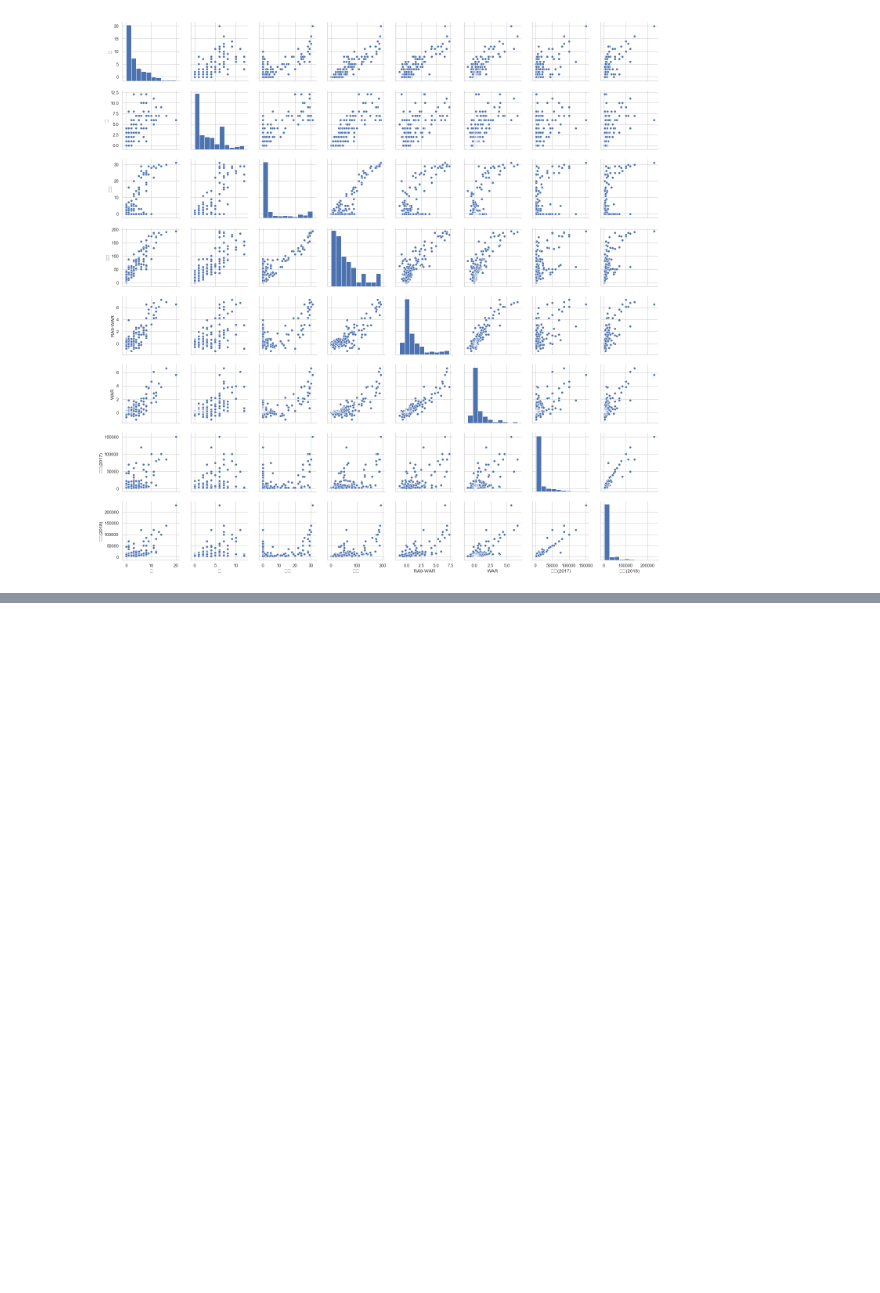
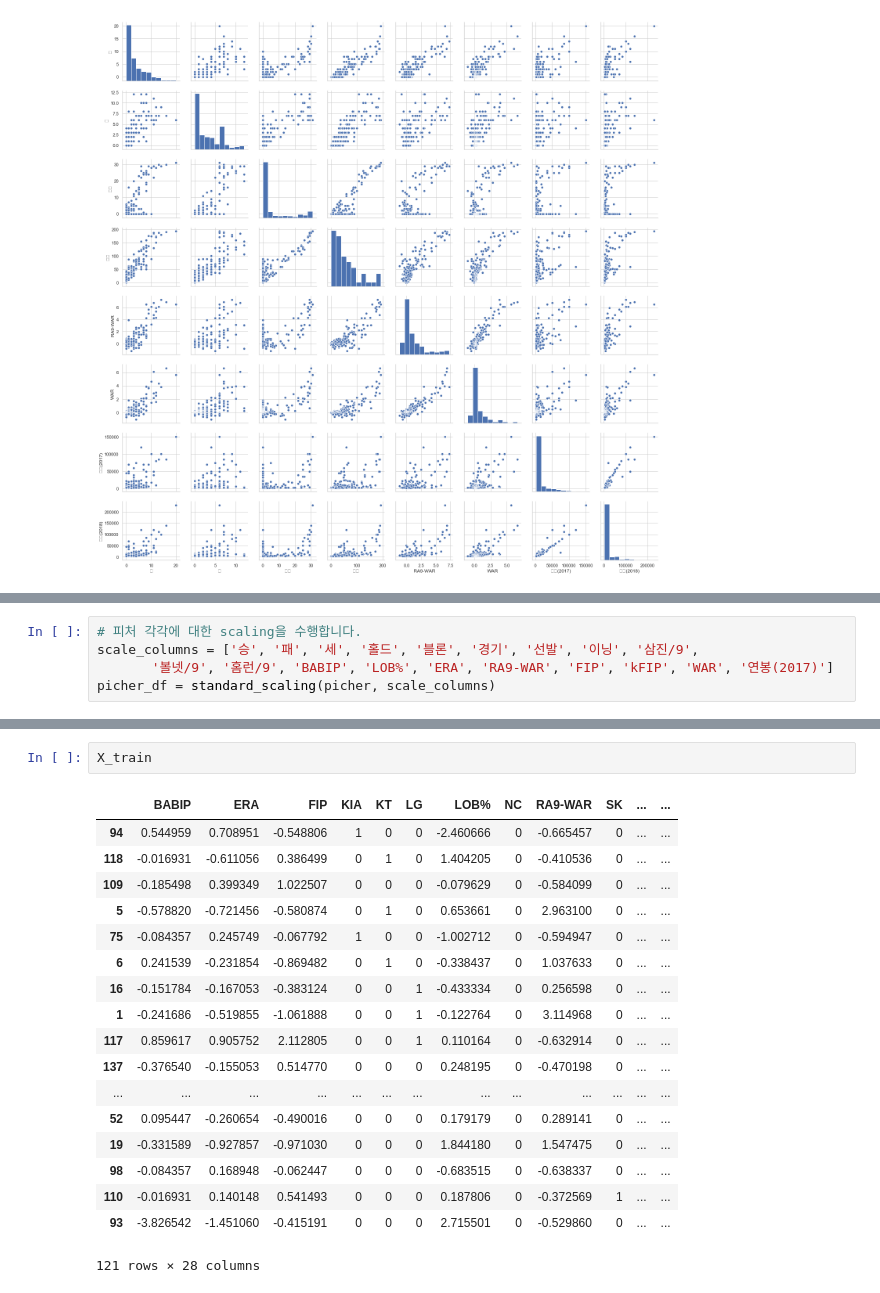
Before and after one commit to elufe/Data-analysis, a Jupyter notebook: baseball.ipynb, the cells around one changed output, grey strips where cells are left out. Cells and saved outputs as stored; diff of their text form; blank space fills up the shorter version.

```diff
--- a/baseball.ipynb
+++ b/baseball.ipynb
@@ -167,0 +179,5 @@ plt.show()
+# %%
+# 피처 각각에 대한 scaling을 수행합니다.
+scale_columns = ['승', '패', '세', '홀드', '블론', '경기', '선발', '이닝', '삼진/9',
+       '볼넷/9', '홈런/9', 'BABIP', 'LOB%', 'ERA', 'RA9-WAR', 'FIP', 'kFIP', 'WAR', '연봉(2017)']
+picher_df = standard_scaling(picher, scale_columns)
@@ -167,0 +229,21 @@ plt.show()
+# %%
+X_train
+# %% [output]
+|  | BABIP | ERA | FIP | KIA | KT | LG | LOB% | NC | RA9-WAR | SK | ... | ... |
+| 94 | 0.544959 | 0.708951 | -0.548806 | 1 | 0 | 0 | -2.460666 | 0 | -0.665457 | 0 | ... | ... |
+| 118 | -0.016931 | -0.611056 | 0.386499 | 0 | 1 | 0 | 1.404205 | 0 | -0.410536 | 0 | ... | ... |
+| 109 | -0.185498 | 0.399349 | 1.022507 | 0 | 0 | 0 | -0.079629 | 0 | -0.584099 | 0 | ... | ... |
+| 5 | -0.578820 | -0.721456 | -0.580874 | 0 | 1 | 0 | 0.653661 | 0 | 2.963100 | 0 | ... | ... |
+| 75 | -0.084357 | 0.245749 | -0.067792 | 1 | 0 | 0 | -1.002712 | 0 | -0.594947 | 0 | ... | ... |
+| 6 | 0.241539 | -0.231854 | -0.869482 | 0 | 1 | 0 | -0.338437 | 0 | 1.037633 | 0 | ... | ... |
+| 16 | -0.151784 | -0.167053 | -0.383124 | 0 | 0 | 1 | -0.433334 | 0 | 0.256598 | 0 | ... | ... |
+| 1 | -0.241686 | -0.519855 | -1.061888 | 0 | 0 | 1 | -0.122764 | 0 | 3.114968 | 0 | ... | ... |
+| 117 | 0.859617 | 0.905752 | 2.112805 | 0 | 0 | 1 | 0.110164 | 0 | -0.632914 | 0 | ... | ... |
+| 137 | -0.376540 | -0.155053 | 0.514770 | 0 | 0 | 0 | 0.248195 | 0 | -0.470198 | 0 | ... | ... |
+| ... | ... | ... | ... | ... | ... | ... | ... | ... | ... | ... | ... | ... |
+| 52 | 0.095447 | -0.260654 | -0.490016 | 0 | 0 | 0 | 0.179179 | 0 | 0.289141 | 0 | ... | ... |
+| 19 | -0.331589 | -0.927857 | -0.971030 | 0 | 0 | 0 | 1.844180 | 0 | 1.547475 | 0 | ... | ... |
+| 98 | -0.084357 | 0.168948 | -0.062447 | 0 | 0 | 0 | -0.683515 | 0 | -0.638337 | 0 | ... | ... |
+| 110 | -0.016931 | 0.140148 | 0.541493 | 0 | 0 | 0 | 0.187806 | 0 | -0.372569 | 1 | ... | ... |
+| 93 | -3.826542 | -1.451060 | -0.415191 | 0 | 0 | 0 | 2.715501 | 0 | -0.529860 | 0 | ... | ... |
+121 rows × 28 columns
```
Also changed, not shown: parts of 28 cells of this notebook.
